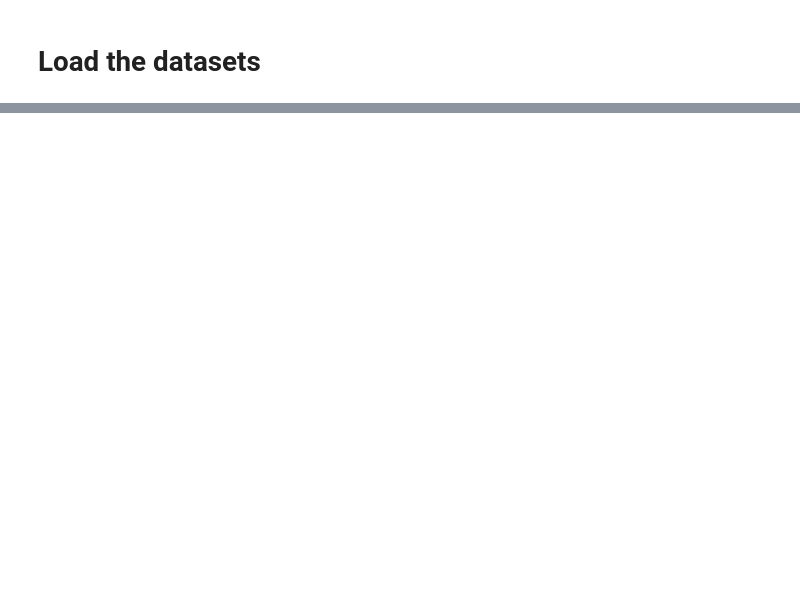
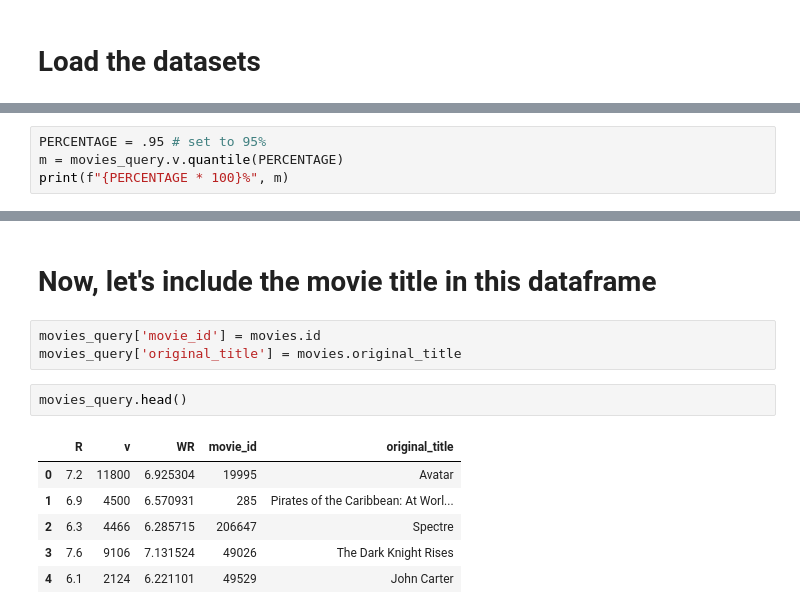
Before and after one commit to spoluan/TMDB_5000_Movie_recommendation_system, a Jupyter notebook: TMDB5000Movie_recommendation_system.ipynb, the cells around one changed output, grey strips where cells are left out. Saved outputs shown, nothing was run; the diff lists cells and outputs as text; blank space fills up the shorter version.

```diff
--- a/TMDB5000Movie_recommendation_system.ipynb
+++ b/TMDB5000Movie_recommendation_system.ipynb
@@ -128,0 +107,4 @@ ratings.head()
+# %%
+PERCENTAGE = .95 # set to 95%
+m = movies_query.v.quantile(PERCENTAGE)
+print(f"{PERCENTAGE * 100}%", m)
@@ -128,0 +140,14 @@ ratings.head()
+# %% [markdown]
+# Now, let's include the movie title in this dataframe
+# %%
+movies_query['movie_id'] = movies.id
+movies_query['original_title'] = movies.original_title
+# %%
+movies_query.head()
+# %% [output]
+|  | R | v | WR | movie_id | original_title |
+| 0 | 7.2 | 11800 | 6.925304 | 19995 | Avatar |
+| 1 | 6.9 | 4500 | 6.570931 | 285 | Pirates of the Caribbean: At Worl... |
+| 2 | 6.3 | 4466 | 6.285715 | 206647 | Spectre |
+| 3 | 7.6 | 9106 | 7.131524 | 49026 | The Dark Knight Rises |
+| 4 | 6.1 | 2124 | 6.221101 | 49529 | John Carter |
```
Also changed, not shown: parts of 38 cells of this notebook.
